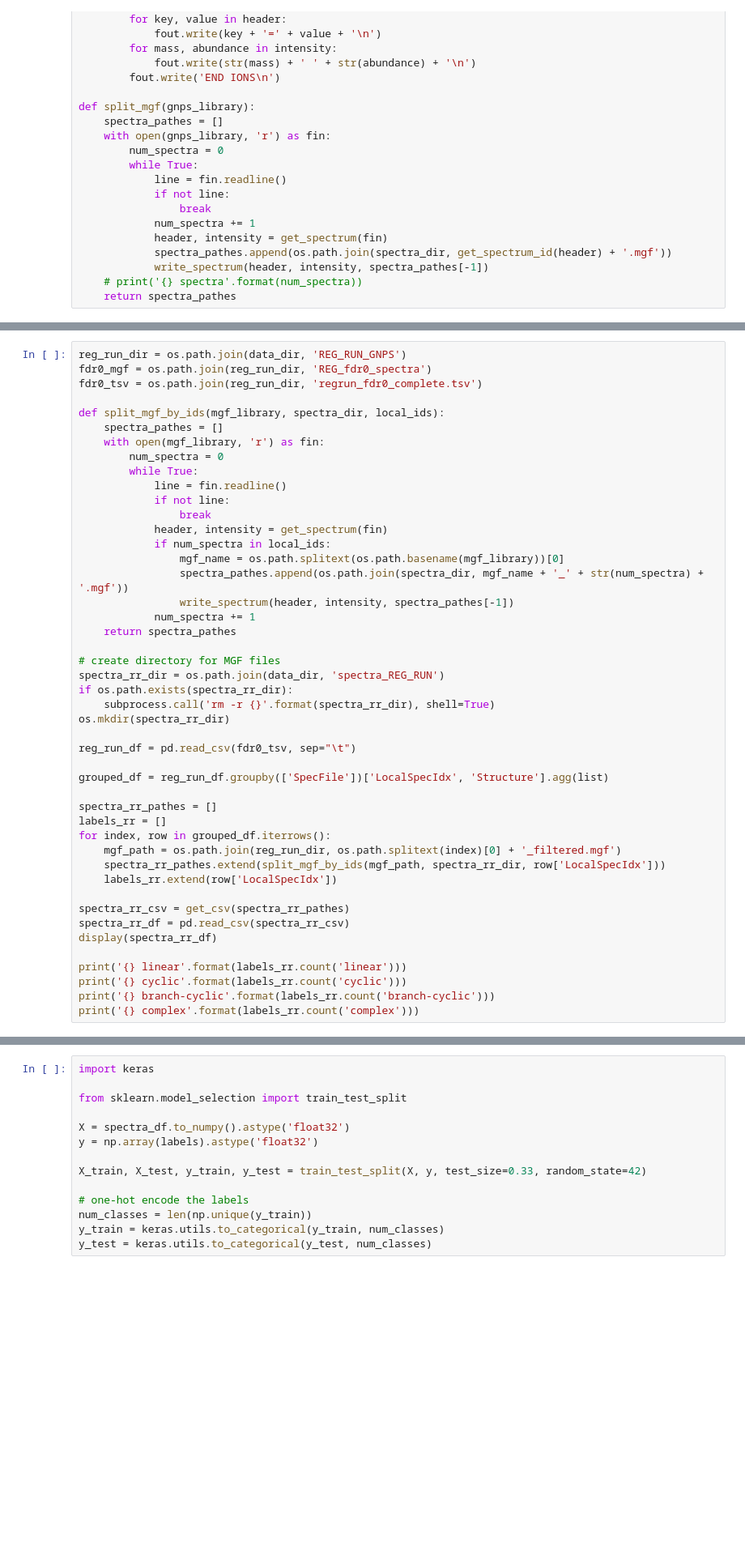
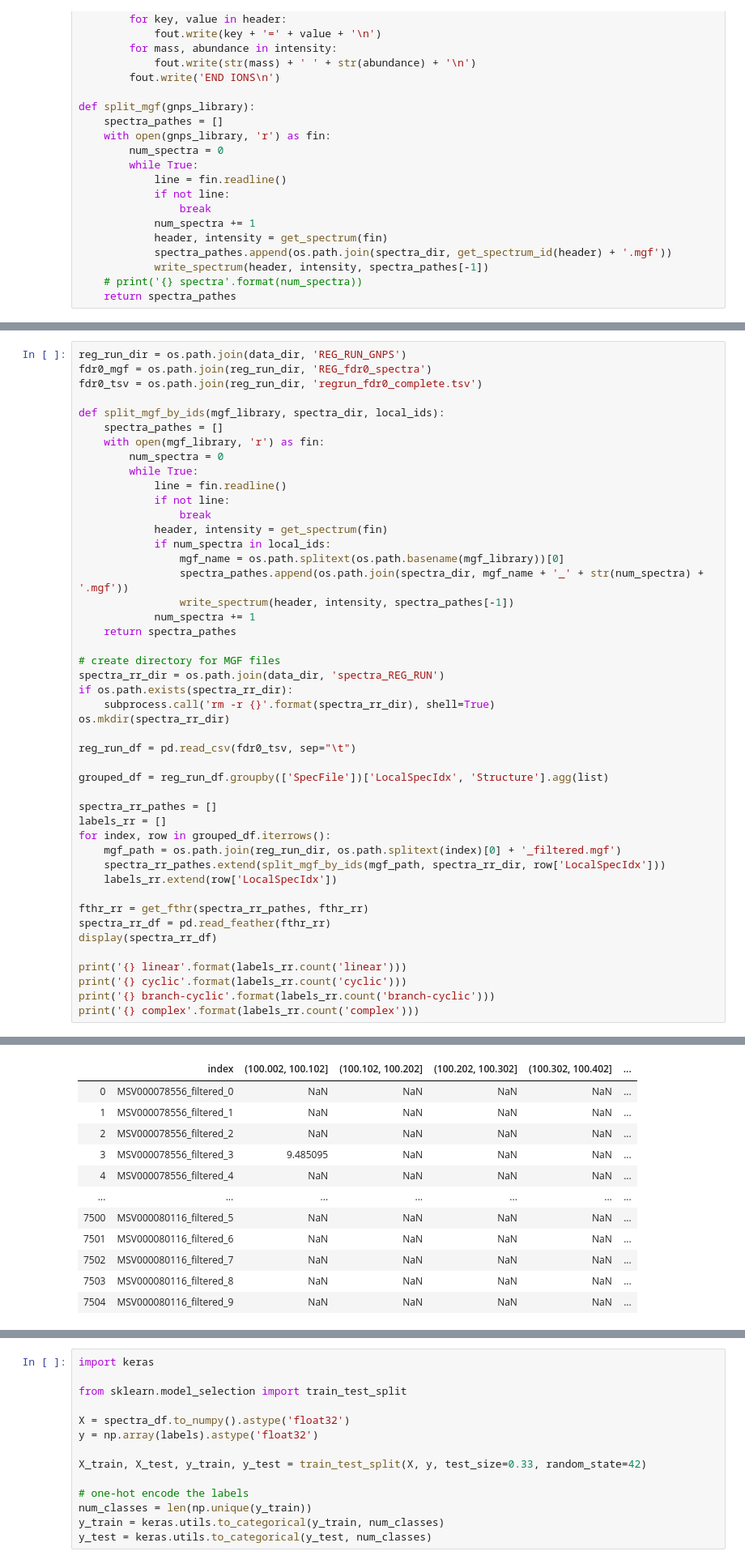
Before and after one commit to letovesnoi/machine-learning, a Jupyter notebook: projects/capstone/capstone.ipynb, the cells around one changed output, grey strips where cells are left out. Shown at 81% size. Cells and saved outputs as stored; diff of their text form; blank space fills up the shorter version.

```diff
--- a/projects/capstone/capstone.ipynb
+++ b/projects/capstone/capstone.ipynb
@@ -240,11 +269,12 @@ for index, row in grouped_df.iterrows():
     spectra_rr_pathes.extend(split_mgf_by_ids(mgf_path, spectra_rr_dir, row['LocalSpecIdx']))
     labels_rr.extend(row['LocalSpecIdx'])
 
-spectra_rr_csv = get_csv(spectra_rr_pathes)
-spectra_rr_df = pd.read_csv(spectra_rr_csv)
+fthr_rr = get_fthr(spectra_rr_pathes, fthr_rr)
+spectra_rr_df = pd.read_feather(fthr_rr)
 display(spectra_rr_df)
 
 print('{} linear'.format(labels_rr.count('linear')))
 print('{} cyclic'.format(labels_rr.count('cyclic')))
 print('{} branch-cyclic'.format(labels_rr.count('branch-cyclic')))
 print('{} complex'.format(labels_rr.count('complex')))
+# %% [output]
@@ -250,0 +282,12 @@ print('{} complex'.format(labels_rr.count('complex')))
+|  | index | (100.002, 100.102] | (100.102, 100.202] | (100.202, 100.302] | (100.302, 100.402] | ... |
+| 0 | MSV000078556_filtered_0 | NaN | NaN | NaN | NaN | ... |
+| 1 | MSV000078556_filtered_1 | NaN | NaN | NaN | NaN | ... |
+| 2 | MSV000078556_filtered_2 | NaN | NaN | NaN | NaN | ... |
+| 3 | MSV000078556_filtered_3 | 9.485095 | NaN | NaN | NaN | ... |
+| 4 | MSV000078556_filtered_4 | NaN | NaN | NaN | NaN | ... |
+| ... | ... | ... | ... | ... | ... | ... |
+| 7500 | MSV000080116_filtered_5 | NaN | NaN | NaN | NaN | ... |
+| 7501 | MSV000080116_filtered_6 | NaN | NaN | NaN | NaN | ... |
+| 7502 | MSV000080116_filtered_7 | NaN | NaN | NaN | NaN | ... |
+| 7503 | MSV000080116_filtered_8 | NaN | NaN | NaN | NaN | ... |
+| 7504 | MSV000080116_filtered_9 | NaN | NaN | NaN | NaN | ... |
```
Also changed, not shown: parts of 4 cells of this notebook.
